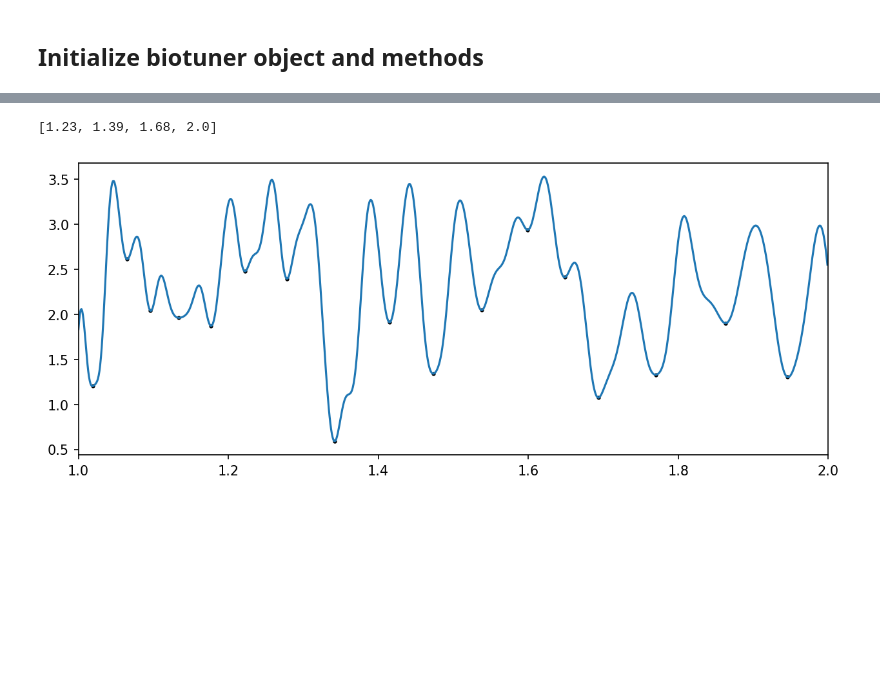
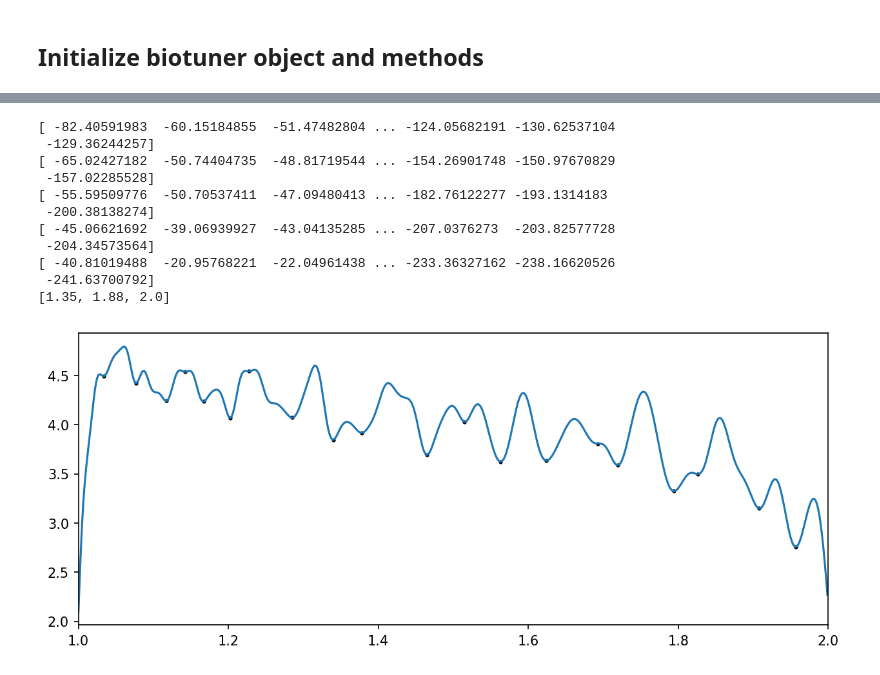
Before and after one commit to AntoineBellemare/biotuner, a Jupyter notebook: biotuner_object.ipynb, the cells around one changed output, grey strips where cells are left out. Saved outputs shown, nothing was run; the diff lists cells and outputs as text; code cells hidden in the pictures; blank space fills up the shorter version.

```diff
--- a/biotuner_object.ipynb
+++ b/biotuner_object.ipynb
@@ -143,10 +143,20 @@ class biotuner(object):
             ratios = self.peaks_ratios
         if input_type == 'extended_peaks':
             ratios = self.extended_peaks_ratios
+            #print(ratios)
         HE_scale, HE = harmonic_entropy(ratios, res = res, spread = spread, plot_entropy = plot_entropy, plot_tenney = plot_tenney)
         self.HE_scale = HE_scale[0]
         self.scale_metrics['HE'] = HE
         self.scale_metrics['HE_n_steps'] = len(self.HE_scale)
+        self.scale_metrics['HE_harm_sim'] = np.average(ratios2harmsim(list(biotuning.HE_scale)))
+        '''
+        ratios_euler = [a]+ratios
+        ratios_euler = [int(round(num, 2)*1000) for num in ratios]
+        euler_score = None
+        if consonance == True:
+            euler_score = euler(*ratios_euler)
+            euler_score = euler_score/len(diss_minima)
+        '''
 
     '''Generic method to fit all Biotuner methods'''
 
@@ -173,12 +197,23 @@ class biotuner(object):
 # %%
 
-data = epochs_data[44][110] # Define data (single time series)
-biotuning = biotuner(1000, peaks_function = 'EEMD', precision = 0.1, n_harm = 20) # Initialize biotuner object
+data = epochs_data[35][15] # Define data (single time series)
+biotuning = biotuner(1000, peaks_function = 'EMD', precision = 0.1, n_harm = 40) # Initialize biotuner object
 biotuning.peaks_extraction(data)
 biotuning.compute_peaks_metrics()
-biotuning.compute_diss_curve(plot = False)
-biotuning.peaks_extension(method = 'harmonic_fit', harm_function = 'mult', cons_limit = 0.01)
+biotuning.peaks_extension(method = 'consonant_harmonic_fit', harm_function = 'mult', cons_limit = 0.1)
+biotuning.compute_diss_curve(plot = False, input_type = 'peaks')
+
 biotuning.compute_harmonic_entropy(input_type = 'extended_peaks', plot_entropy = True)
 # %% [output]
-[1.23, 1.39, 1.68, 2.0]
+[ -82.40591983  -60.15184855  -51.47482804 ... -124.05682191 -130.62537104
+ -129.36244257]
+[ -65.02427182  -50.74404735  -48.81719544 ... -154.26901748 -150.97670829
+ -157.02285528]
+[ -55.59509776  -50.70537411  -47.09480413 ... -182.76122277 -193.1314183
+ -200.38138274]
+[ -45.06621692  -39.06939927  -43.04135285 ... -207.0376273  -203.82577728
+ -204.34573564]
+[ -40.81019488  -20.95768221  -22.04961438 ... -233.36327162 -238.16620526
+ -241.63700792]
+[1.35, 1.88, 2.0]
-[figure, old version]
+[figure, new version]
```
Also changed, not shown: parts of 6 cells of this notebook, 2 other files.
